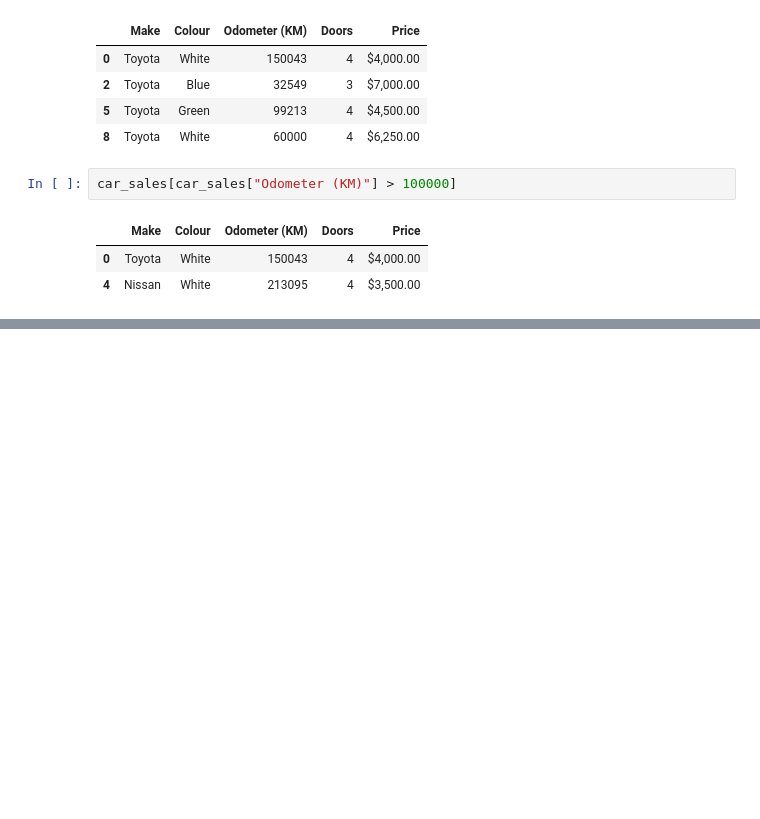
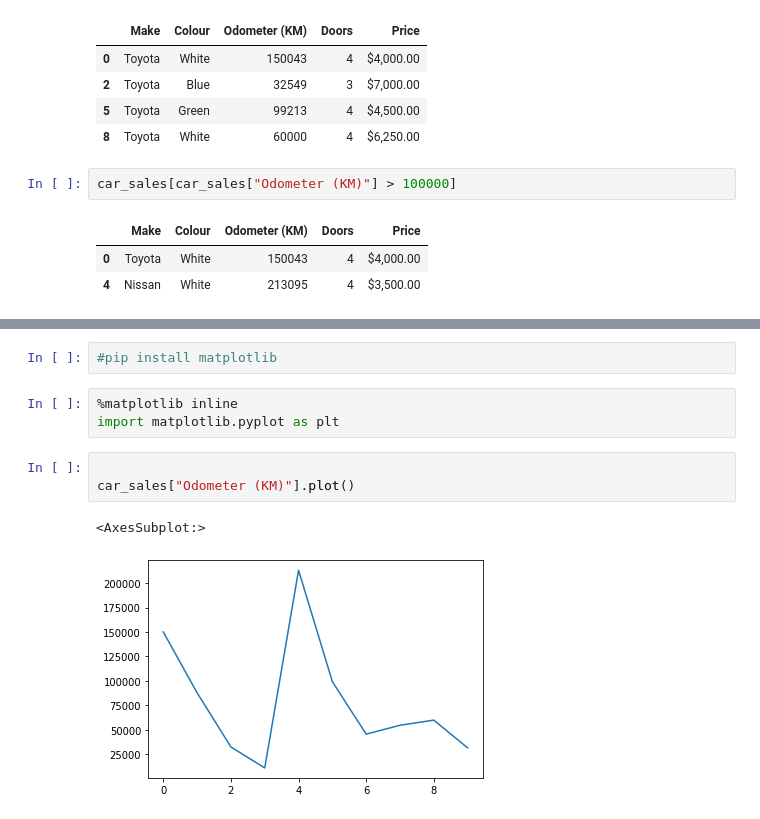
Before and after one commit to omsouravsharma/Intro_to_Pandas, a Jupyter notebook: Introduction to Pandas.ipynb, the cells around one changed output, grey strips where cells are left out. Drawn from its saved outputs; the diff is of its cells as text; blank space fills up the shorter version.

```diff
--- a/Introduction to Pandas.ipynb
+++ b/Introduction to Pandas.ipynb
@@ -142,0 +163,11 @@ car_sales[car_sales["Odometer (KM)"] > 100000]
+# %%
+#pip install matplotlib
+# %%
+%matplotlib inline
+import matplotlib.pyplot as plt
+# %%
+
+car_sales["Odometer (KM)"].plot()
+# %% [output]
+<AxesSubplot:>
+[figure, added]
```
Also changed, not shown: parts of 6 cells of this notebook.
